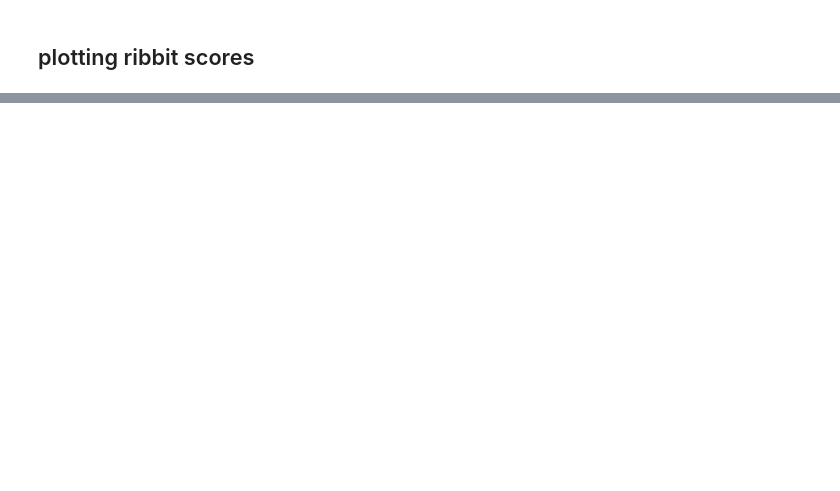
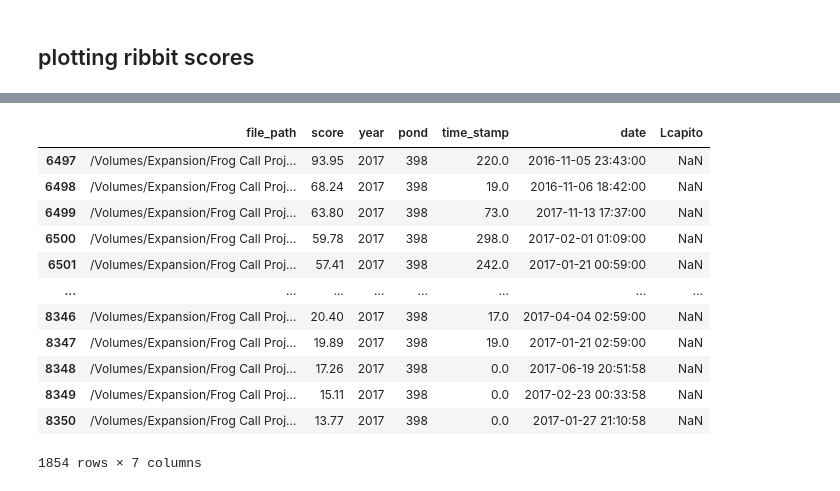
Before and after one commit to mayalapp/ga-frog-id, a Jupyter notebook: python-ribbit/data_cleaning.ipynb, the cells around one changed output, grey strips where cells are left out. Drawn from its saved outputs; the diff is of its cells as text; code cells hidden in the pictures; blank space fills up the shorter version.

```diff
--- a/python-ribbit/data_cleaning.ipynb
+++ b/python-ribbit/data_cleaning.ipynb
@@ -81 +106,18 @@ plot_rs(pond_no = 398, year = 2021)
+# %%
+#pd.set_option('display.max_colwidth', -1)
+rs_df[rs_df["pond"] == 398][rs_df["year"] == 2017]
+# %% [output]
+|  | file_path | score | year | pond | time_stamp | date | Lcapito |
+| 6497 | /Volumes/Expansion/Frog Call Proj... | 93.95 | 2017 | 398 | 220.0 | 2016-11-05 23:43:00 | NaN |
+| 6498 | /Volumes/Expansion/Frog Call Proj... | 68.24 | 2017 | 398 | 19.0 | 2016-11-06 18:42:00 | NaN |
+| 6499 | /Volumes/Expansion/Frog Call Proj... | 63.80 | 2017 | 398 | 73.0 | 2017-11-13 17:37:00 | NaN |
+| 6500 | /Volumes/Expansion/Frog Call Proj... | 59.78 | 2017 | 398 | 298.0 | 2017-02-01 01:09:00 | NaN |
+| 6501 | /Volumes/Expansion/Frog Call Proj... | 57.41 | 2017 | 398 | 242.0 | 2017-01-21 00:59:00 | NaN |
+| ... | ... | ... | ... | ... | ... | ... | ... |
+| 8346 | /Volumes/Expansion/Frog Call Proj... | 20.40 | 2017 | 398 | 17.0 | 2017-04-04 02:59:00 | NaN |
+| 8347 | /Volumes/Expansion/Frog Call Proj... | 19.89 | 2017 | 398 | 19.0 | 2017-01-21 02:59:00 | NaN |
+| 8348 | /Volumes/Expansion/Frog Call Proj... | 17.26 | 2017 | 398 | 0.0 | 2017-06-19 20:51:58 | NaN |
+| 8349 | /Volumes/Expansion/Frog Call Proj... | 15.11 | 2017 | 398 | 0.0 | 2017-02-23 00:33:58 | NaN |
+| 8350 | /Volumes/Expansion/Frog Call Proj... | 13.77 | 2017 | 398 | 0.0 | 2017-01-27 21:10:58 | NaN |
+1854 rows × 7 columns
 # %%
```
Also changed, not shown: parts of 5 cells of this notebook, 21 other files.
